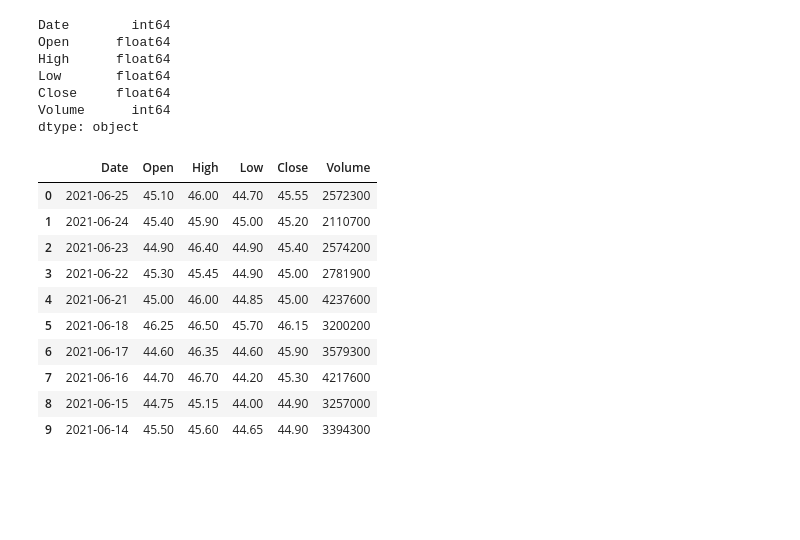
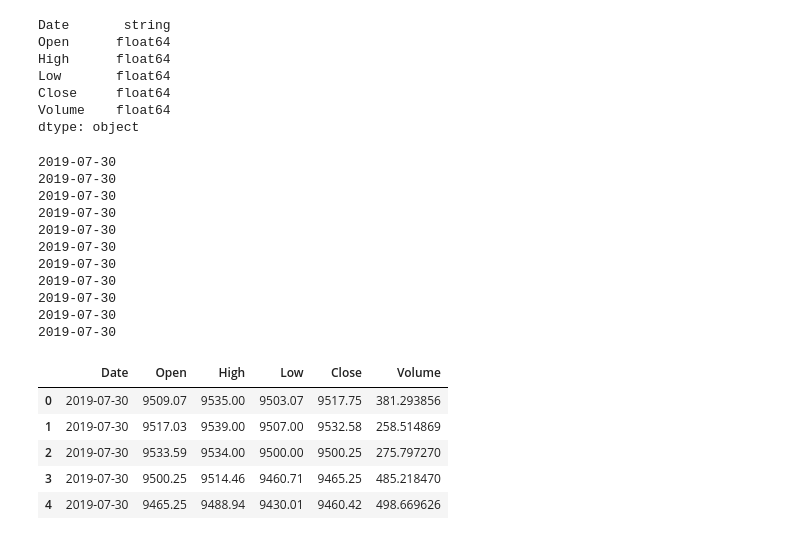
Before and after one commit to huy2212/bitcoin_price_prediction, a Jupyter notebook: data_preprocessing.ipynb, the cells around one changed output. Cells and saved outputs as stored; diff of their text form; code cells hidden in the pictures; blank space fills up the shorter version.

```diff
--- a/data_preprocessing.ipynb
+++ b/data_preprocessing.ipynb
@@ -43,6 +50,6 @@ Index(['<DTYYYYMMDD>', '<Open>', '<High>', '<Low>', '<Close>', '<Volume>'], dtyp
 # %%
 #The names of all columns seem to be not in the right format, so let's change them
-df = df.rename(columns= {'<DTYYYYMMDD>':'Date', '<Open>' : 'Open', '<High>': 'High', '<Low>': 'Low', '<Close>': 'Close', '<Volume>':'Volume'})
+df = df.rename(columns= {'Open Time':'Date'})
 # %%
 df.head()
 # %% [output]
@@ -55,17 +62,12 @@ df.head()
 # %%
 #Let's look at the type of each column
+df['Date'] = df['Date'].astype('string')
 df.dtypes
 # %% [output]
-Date        int64
+Date       string
 Open      float64
 High      float64
 Low       float64
 Close     float64
-Volume      int64
+Volume    float64
 dtype: object
-# %%
-#We need to change the date format, but first we need to change its data type to object
-df['Date'] = df['Date'].astype('object')
-# %%
-#Now let's change the date format
-df['Date'] = pd.to_datetime(df['Date'], format= '%Y%m%d')
@@ -72,14 +83,23 @@ df['Date'] = pd.to_datetime(df['Date'], format= '%Y%m%d')
+# %%
+remove_time(df['Date'])
+# %% [output]
+2019-07-30
+2019-07-30
+2019-07-30
+2019-07-30
+2019-07-30
+2019-07-30
+2019-07-30
+2019-07-30
+2019-07-30
+2019-07-30
+2019-07-30
 # %%
-df.head(10)
+df.head()
 # %% [output]
 |  | Date | Open | High | Low | Close | Volume |
-| 0 | 2021-06-25 | 45.10 | 46.00 | 44.70 | 45.55 | 2572300 |
-| 1 | 2021-06-24 | 45.40 | 45.90 | 45.00 | 45.20 | 2110700 |
-| 2 | 2021-06-23 | 44.90 | 46.40 | 44.90 | 45.40 | 2574200 |
-| 3 | 2021-06-22 | 45.30 | 45.45 | 44.90 | 45.00 | 2781900 |
-| 4 | 2021-06-21 | 45.00 | 46.00 | 44.85 | 45.00 | 4237600 |
-| 5 | 2021-06-18 | 46.25 | 46.50 | 45.70 | 46.15 | 3200200 |
-| 6 | 2021-06-17 | 44.60 | 46.35 | 44.60 | 45.90 | 3579300 |
-| 7 | 2021-06-16 | 44.70 | 46.70 | 44.20 | 45.30 | 4217600 |
-| 8 | 2021-06-15 | 44.75 | 45.15 | 44.00 | 44.90 | 3257000 |
-| 9 | 2021-06-14 | 45.50 | 45.60 | 44.65 | 44.90 | 3394300 |
+| 0 | 2019-07-30 | 9509.07 | 9535.00 | 9503.07 | 9517.75 | 381.293856 |
+| 1 | 2019-07-30 | 9517.03 | 9539.00 | 9507.00 | 9532.58 | 258.514869 |
+| 2 | 2019-07-30 | 9533.59 | 9534.00 | 9500.00 | 9500.25 | 275.797270 |
+| 3 | 2019-07-30 | 9500.25 | 9514.46 | 9460.71 | 9465.25 | 485.218470 |
+| 4 | 2019-07-30 | 9465.25 | 9488.94 | 9430.01 | 9460.42 | 498.669626 |
```
Also changed, not shown: parts of 13 cells of this notebook.
